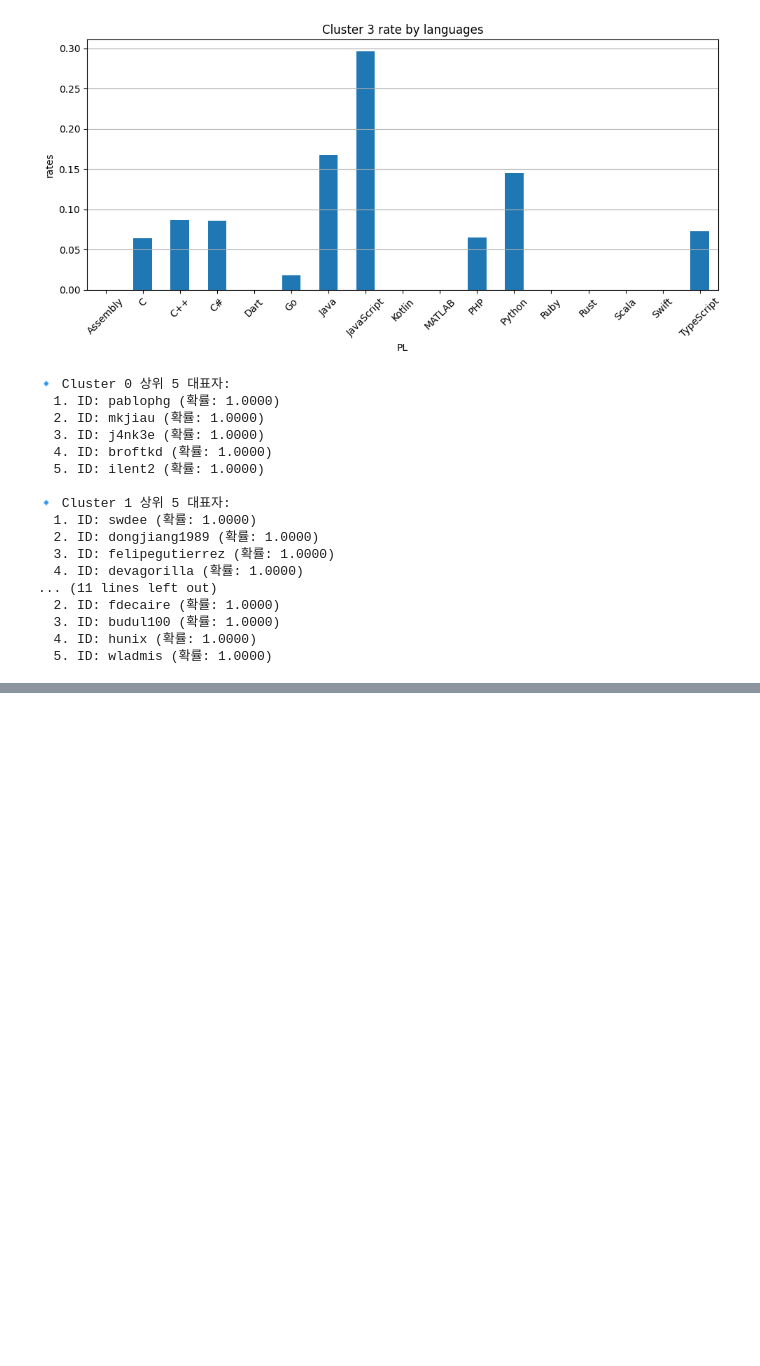
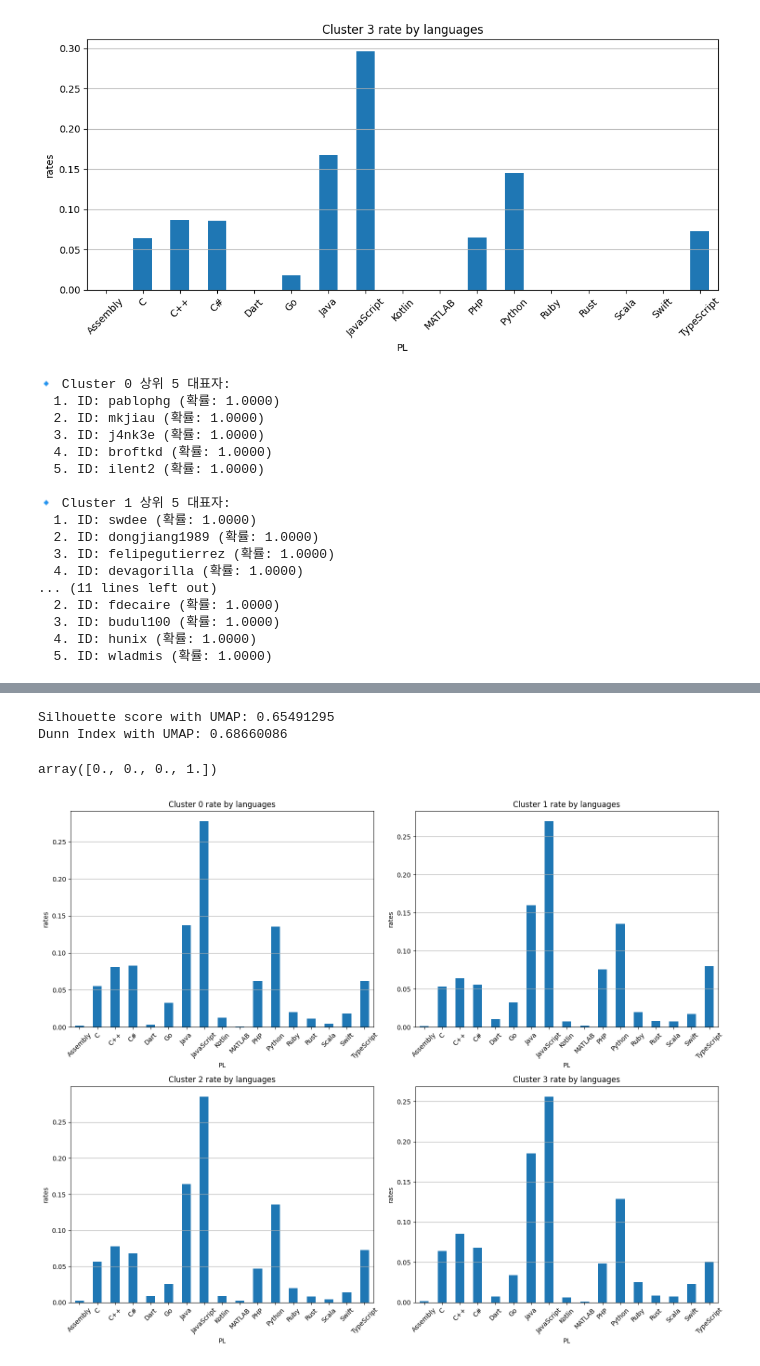
Before and after one commit to sherlock216/20251R0136COSE47101, a Jupyter notebook: GMM_clustering.ipynb, the cells around one changed output, grey strips where cells are left out. Drawn from its saved outputs; the diff is of its cells as text; code cells hidden in the pictures; blank space fills up the shorter version.

Commit message:
UMAP 시도 코드 추가(실패)

```diff
--- a/GMM_clustering.ipynb
+++ b/GMM_clustering.ipynb
@@ -315,0 +322,77 @@ for cluster_id in range(gmm_pure.n_components):
+# %%
+# UMAP으로 5차원 축소
+reducer = umap.UMAP(n_components=5, random_state=42)
+X_umap = reducer.fit_transform(X)
+# %%
+# 2. GMM 학습
+gmm = GaussianMixture(n_components=4, random_state=42)
+labels = gmm.fit_predict(X_umap)
+
+# 4. Silhouette Score
+sil_score = silhouette_score(X_umap, labels)
+print("Silhouette score with UMAP:", sil_score)
+# Dunn Index 함수 정의
+def dunn_index(X, labels):
+    n_clusters = len(np.unique(labels))
+    distances = pairwise_distances(X)
+
+    inter_cluster_distances = []
+    for i in range(n_clusters):
+        for j in range(i + 1, n_clusters):
+            cluster_i = X[labels == i]
+            cluster_j = X[labels == j]
+            inter_dist = np.min(pairwise_distances(cluster_i, cluster_j))
+            inter_cluster_distances.append(inter_dist)
+
+    intra_cluster_distances = []
+    for i in range(n_clusters):
+        cluster_i = X[labels == i]
+        intra_dist = np.max(pairwise_distances(cluster_i))
+        intra_cluster_distances.append(intra_dist)
+
+    min_inter = np.min(inter_cluster_distances)
+    max_intra = np.max(intra_cluster_distances)
+
+    return min_inter / max_intra
+
+# Dunn Index 계산
+dunn = dunn_index(X_umap, labels)
+print("Dunn Index with UMAP:", dunn)
+# %% [output]
+Silhouette score with UMAP: 0.65491295
+Dunn Index with UMAP: 0.68660086
+# %%
+probs = gmm.predict_proba(X_umap)
+probs[0]
+# %% [output]
+array([0., 0., 0., 1.])
+# %%
+df = df.drop('cluster', axis=1)
+# %%
+df['cluster'] = labels
+
+# CSV로 저장
+df.to_csv('/content/drive/MyDrive/Colab Notebooks/COSE471/test/final_profiles_with_clusters.csv', index=False)
+# %%
+language_columns = df.columns[3:-1]  # '유저', 'ID', ..., 'cluster' 제외
+
+# 클러스터별 평균 언어 비율 계산
+cluster_profiles = df.groupby('cluster')[language_columns].mean()
+
+# 시각화: 하나의 그림에 2x2 서브플롯으로 표시
+fig, axes = plt.subplots(2, 2, figsize=(15, 12)) # 그림 크기 조절
+axes = axes.flatten() # 2x2 배열을 1차원 배열로 만듬 (인덱싱을 쉽게 하기 위함)
+
+for i, cluster_id in enumerate(cluster_profiles.index):
+    ax = axes[i]
+    cluster_profiles.loc[cluster_id].plot(kind='bar', ax=ax)
+    ax.set_title(f"Cluster {cluster_id} rate by languages")
+    ax.set_ylabel("rates")
+    ax.set_xlabel("PL")
+    ax.tick_params(axis='x', rotation=45) # x축 레이블 회전
+    ax.grid(axis='y')
+
+plt.tight_layout() # 서브플롯 간의 간격 자동 조절
+plt.show()
+# %% [output]
+[figure, added]
```
Also changed, not shown: parts of 3 cells of this notebook.
